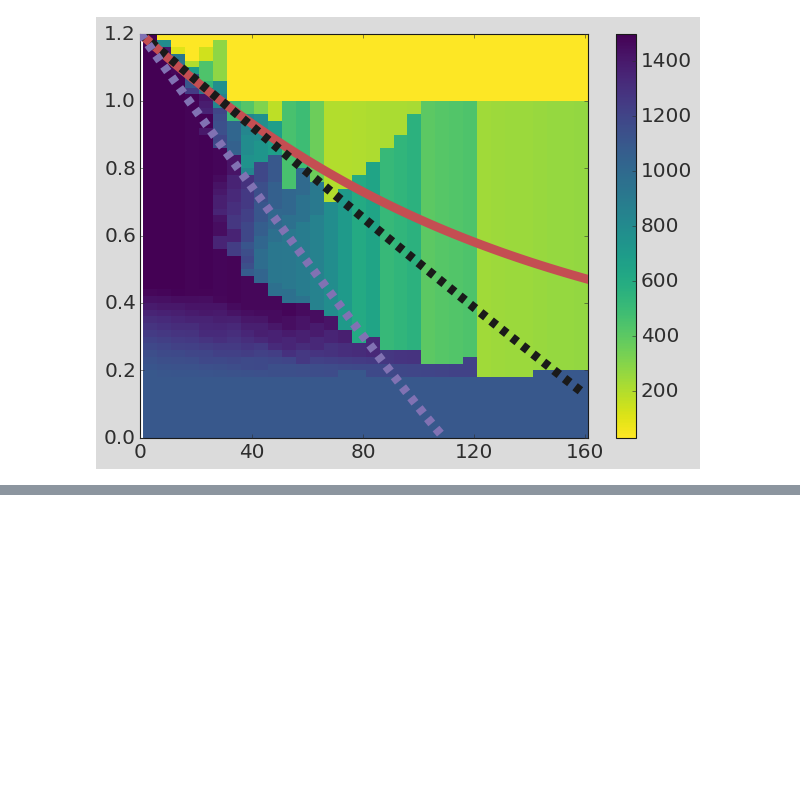
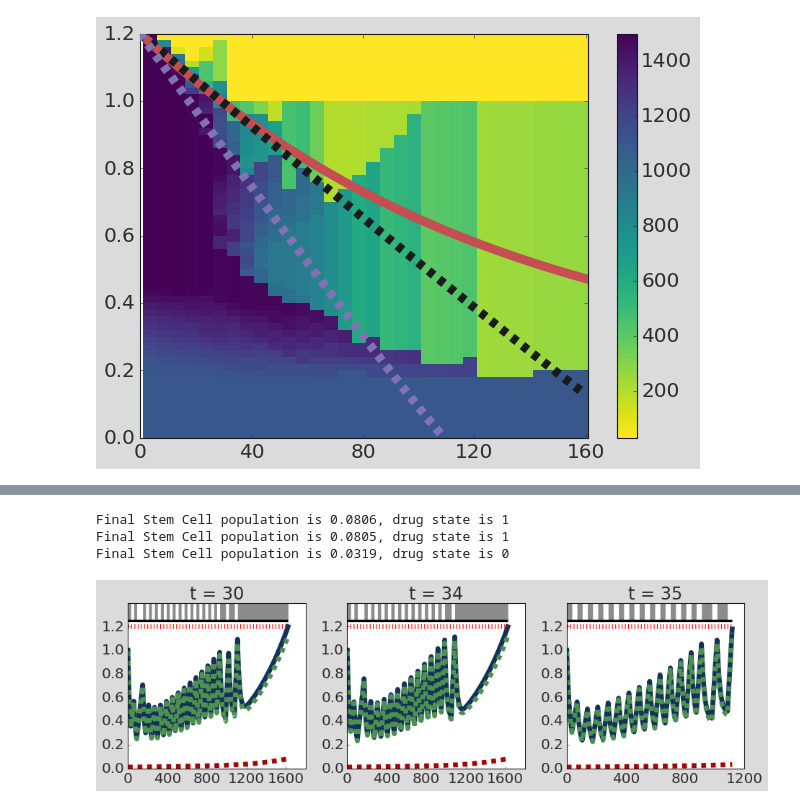
Before and after one commit to KCGallagher/AT_Model_Comparison, a Jupyter notebook: stem_cell_model/critical_threshold.ipynb, the cells around one changed output, grey strips where cells are left out. Cells and saved outputs as stored; diff of their text form; code cells hidden in the pictures; blank space fills up the shorter version.

```diff
--- a/stem_cell_model/critical_threshold.ipynb
+++ b/stem_cell_model/critical_threshold.ipynb
@@ -482,0 +518,25 @@ Maybe I need to check the accuracy of the S prediction?
+# %%
+fig, axs = plt.subplots(1, 3,figsize=(12,4))
+
+interval_lengths = [30, 34, 35]
+
+for n, ax in enumerate(axs):
+    stemParamDic['N0'] = stemParamDic['S0'] + stemParamDic['R0']
+    model = StemCellModel(method='Radau', dt = 1)
+    model.SetParams(**stemParamDic)
+    model.Simulate_AT(atThreshold=0.5, atMethod='Threshold', t_end=2000,
+                        intervalLength=interval_lengths[n], refSize = stemParamDic['N0'])
+    model.Trim(dt=1)
+    model.resultsDf[['TumourSize', 'S', 'R']] /= (stemParamDic['S0'] + stemParamDic['R0'])
+    model.resultsDf = model.resultsDf[model.resultsDf.TumourSize < 1.2]
+
+    PlotSimulation(model.resultsDf, ax=ax, legend=False, colors = palette, linewidth = 6)
+    ax.set_xticks(ax.get_xticks()[::2]); ax.set_title(f"t = {interval_lengths[n]}")
+
+    print(f"Final Stem Cell population is {model.resultsDf.R.values[-1]:.4f}"
+          + f", drug state is {model.resultsDf.DrugConcentration.values[-1]:.0f}")
+# %% [output]
+Final Stem Cell population is 0.0806, drug state is 1
+Final Stem Cell population is 0.0805, drug state is 1
+Final Stem Cell population is 0.0319, drug state is 0
+[figure, added]
```
Also changed, not shown: parts of 29 cells of this notebook.
